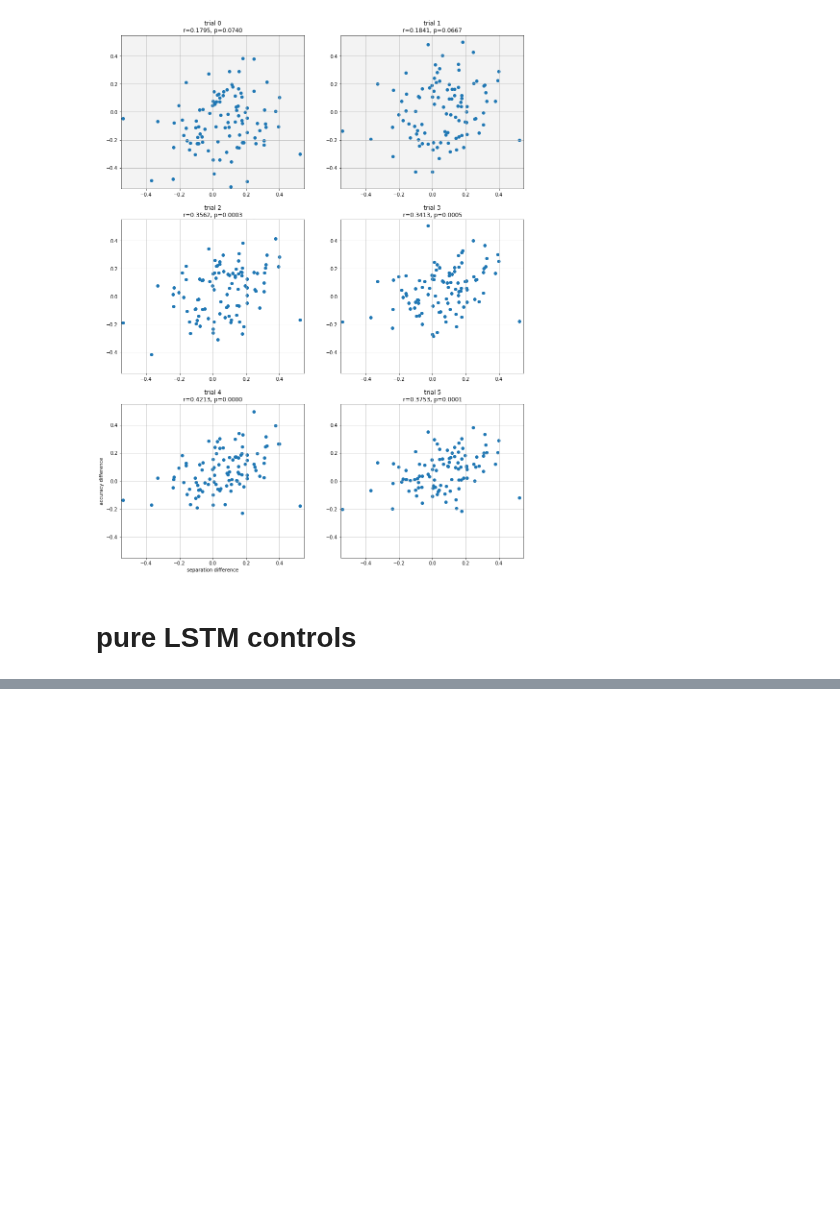
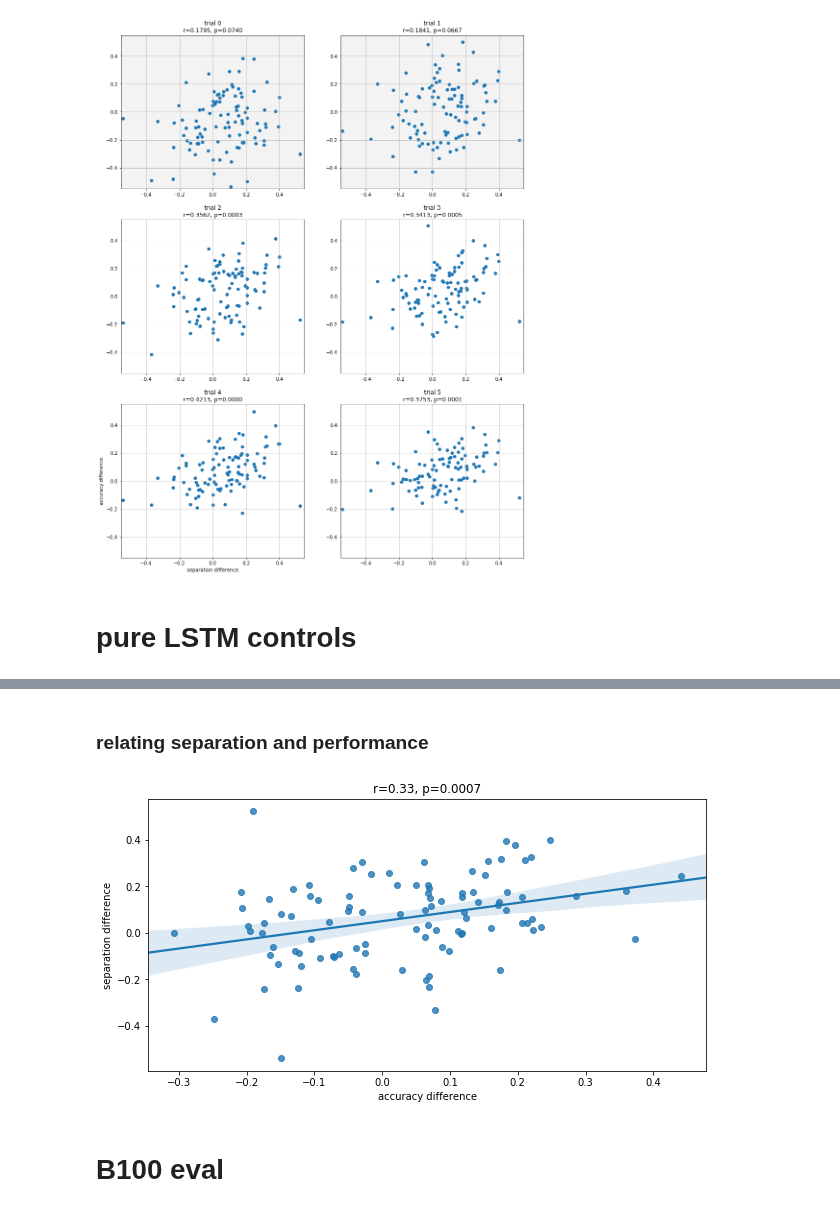
Before and after one commit to andrebeu/PM, a Jupyter notebook: buckets N100 - coglunch19.ipynb, the cells around one changed output, grey strips where cells are left out. Cells and saved outputs as stored; diff of their text form; code cells hidden in the pictures; blank space fills up the shorter version.

```diff
--- a/buckets N100 - coglunch19.ipynb
+++ b/buckets N100 - coglunch19.ipynb
@@ -448,0 +338,24 @@ plt.plot(acc.mean(0))
+# %% [markdown]
+### relating separation and performance
+# %%
+'''how much of the performance benefit of EM is related to induced separation'''
+
+# difference in separation
+sep_diff_tr0tr1 = sep_em1[:,0,1]-sep_em0[:,0,1]
+# difference in overall accuracy
+acc_diff = acc_em[1].mean((1,2)) - acc_em[0].mean((1,2))
+
+
+plt.figure(figsize=(10,5))
+ax = plt.gca()
+rho,pval = pearsonr(acc_diff,sep_diff_tr0tr1)
+ax.set_title('r=%.2f, p=%.4f'%(rho,pval))
+
+sns.regplot(acc_diff,sep_diff_tr0tr1,ax=ax)
+ax.set_xlabel('accuracy difference')
+ax.set_ylabel('separation difference')
+plt.savefig('figures/buckets_eval_data_N100/acc_diff-sep_diff-switch_noswitch')
+# %% [output]
+[figure, added]
+# %% [markdown]
+# B100 eval
```
Also changed, not shown: parts of 43 cells of this notebook, 14 other files.
